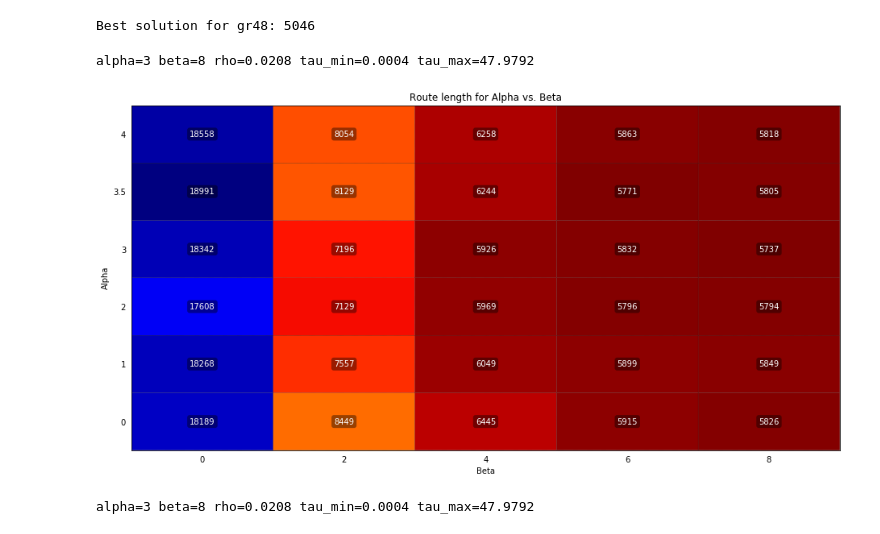
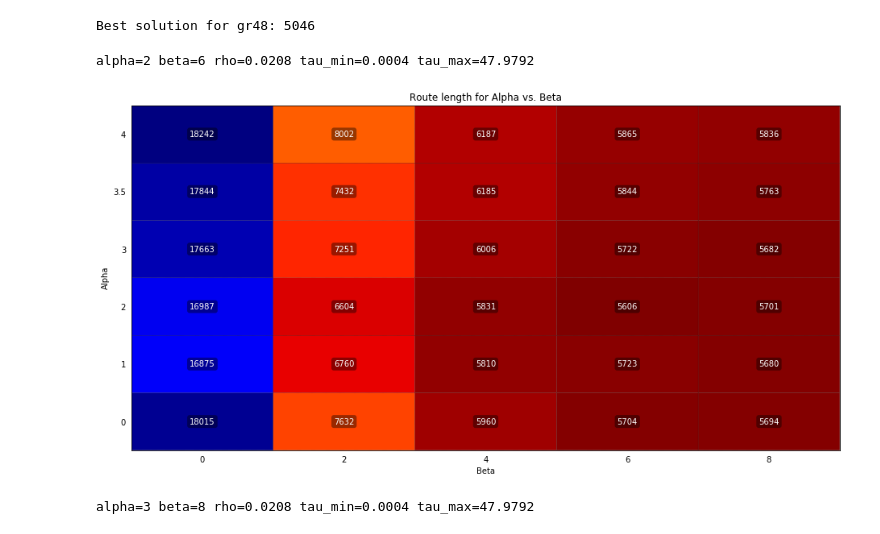
Before and after one commit to Chaoste/course-nia, a Jupyter notebook: project3/project3.ipynb, the cells around one changed output. Cells and saved outputs as stored; diff of their text form; code cells hidden in the pictures.

Commit message:
Evaluate params

```diff
--- a/project3/project3.ipynb
+++ b/project3/project3.ipynb
@@ -62,15 +62,15 @@ Best solution for gr48: 5046
 # %%
 alphas=[0, 1, 2, 3, 3.5, 4]
 betas=[0, 2, 4, 6, 8]
 opt_params, costs = utils.grid_search(gr48_problem, alphas=alphas,
-                                      betas=betas, runtime=0.5, tries=10)
+                                      betas=betas, runtime=1, tries=20)
 print('alpha={} beta={} rho={:.4f} tau_min={:.4f} tau_max={:.4f}'.format(*opt_params))
 utils.plot_parameter_heatmap(costs, (alphas, 'Alpha'), (betas, 'Beta'))
-opt_alpha = opt_params[0]
+opt_alpha = 1  # opt_params[0]
 opt_beta = opt_params[1]
 # %% [output]
-alpha=3 beta=8 rho=0.0208 tau_min=0.0004 tau_max=47.9792
+alpha=2 beta=6 rho=0.0208 tau_min=0.0004 tau_max=47.9792
-[figure, old version]
+[figure, new version]
 # %%
 alphas=[opt_alpha]
 n = gr48_problem['dimension']
```
Also changed, not shown: parts of 9 cells of this notebook, 1 other file.
